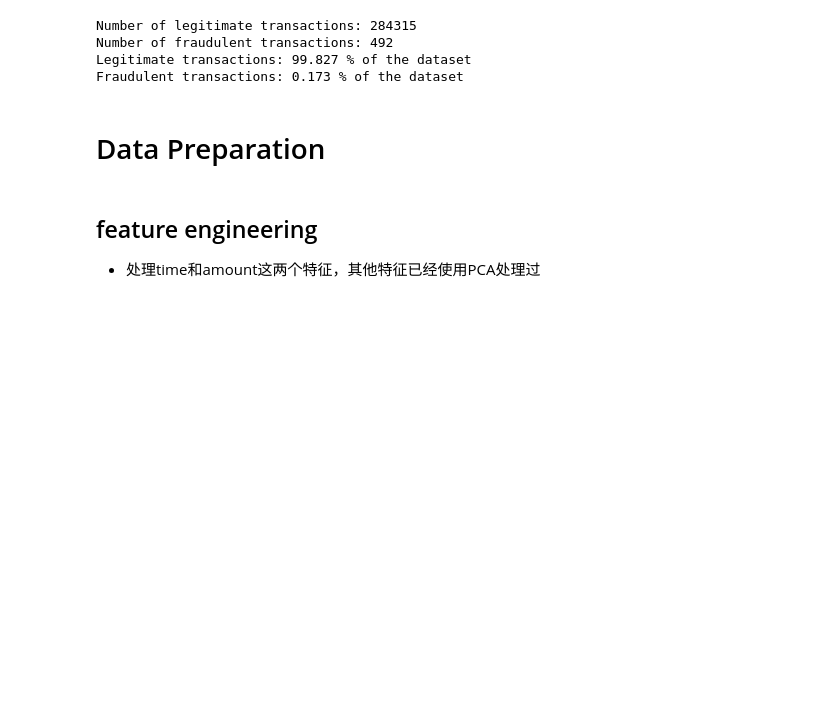
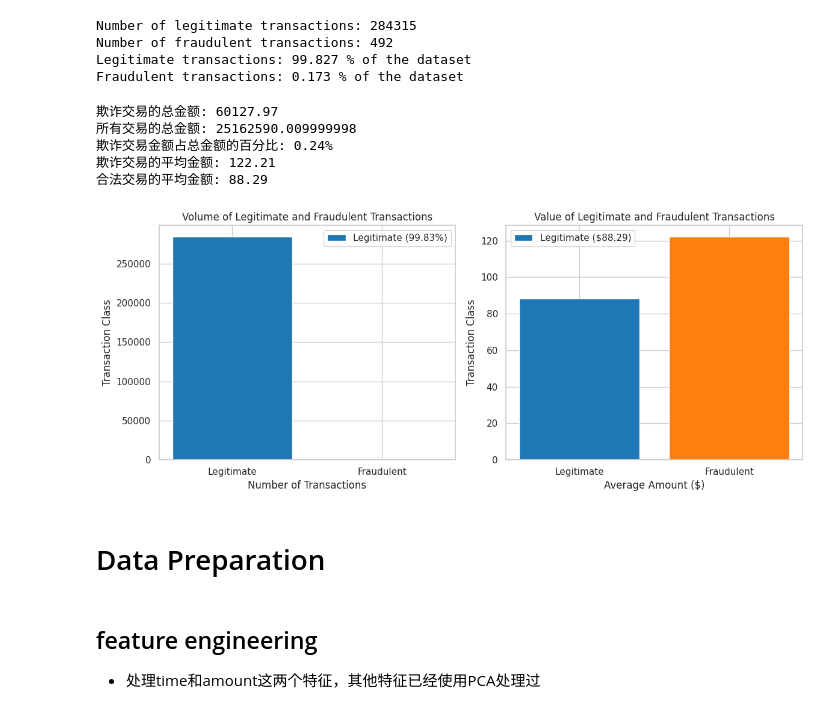
Before and after one commit to ConfusedTraveler/credit-card-fraud-detect, a Jupyter notebook: credit_card_fraud_detection_beta.ipynb, the cells around one changed output. Saved outputs shown, nothing was run; the diff lists cells and outputs as text; code cells hidden in the pictures; blank space fills up the shorter version.

```diff
--- a/credit_card_fraud_detection_beta.ipynb
+++ b/credit_card_fraud_detection_beta.ipynb
@@ -77,3 +77,80 @@ Fraudulent transactions: 0.173 % of the dataset
+# %%
+
+# 计算总金额
+total_amount = transactions['Amount'].sum()
+
+# 计算欺诈交易的金额
+fraud_amount = transactions[transactions['Class'] == 1]['Amount'].sum()
+
+# 计算欺诈交易金额占总金额的比例
+fraud_percentage = (fraud_amount / total_amount) * 100
+
+# 计算欺诈交易的平均金额
+fraud_mean_amount = fraud_amount / transactions[transactions['Class'] == 1]['Amount'].count()
+
+# 计算合法交易的平均金额
+legit_mean_amount = transactions[transactions['Class'] == 0]['Amount'].mean()
+
+# 输出结果
+print(f"欺诈交易的总金额: {fraud_amount}")
+print(f"所有交易的总金额: {total_amount}")
+print(f"欺诈交易金额占总金额的百分比: {fraud_percentage:.2f}%")
+print(f"欺诈交易的平均金额: {fraud_mean_amount:.2f}")
+print(f"合法交易的平均金额: {legit_mean_amount:.2f}")
+# %% [output]
+欺诈交易的总金额: 60127.97
+所有交易的总金额: 25162590.009999998
+欺诈交易金额占总金额的百分比: 0.24%
+欺诈交易的平均金额: 122.21
+合法交易的平均金额: 88.29
+# %%
+# Picture: Volume of legitimate transactions and fraudulent transactions
+# 计算合法和欺诈交易的数量
+legitimate_count = transactions[transactions['Class'] == 0].shape[0]
+fraud_count = transactions[transactions['Class'] == 1].shape[0]
+
+# 计算总交易数量
+total_count = legitimate_count + fraud_count
+
+# 计算合法和欺诈交易的总金额
+legitimate_amount = transactions[transactions['Class'] == 0]['Amount'].sum()
+fraud_amount = transactions[transactions['Class'] == 1]['Amount'].sum()
+
+# 计算总交易金额
+total_amount = total_amount = legitimate_amount + fraud_amount
+
+# 计算平均金额
+legitimate_avg = legitimate_amount / legitimate_count
+fraud_avg = fraud_amount / fraud_count
+
+# 创建一个包含两个子图的图形
+fig, axs = plt.subplots(1, 2, figsize=(12, 5))
+
+# 第一个图：交易数量
+axs[0].bar(['Legitimate', 'Fraudulent'], [legitimate_count, fraud_count], color=['#1f77b4', '#ff7f0e'])
+axs[0].set_title('Volume of Legitimate and Fraudulent Transactions')
+
+# 计算占比并添加到图例
+legitimate_percentage = (legitimate_count / total_count) * 100
+fraud_percentage = (fraud_count / total_count) * 100
+axs[0].set_xlabel('Number of Transactions')
+axs[0].set_ylabel('Transaction Class')
+axs[0].legend(['Legitimate ({:.2f}%)'.format(legitimate_percentage), 'Fraudulent ({:.2f}%)'.format(fraud_percentage)])
+
+# 第二个图：交易金额占比
+axs[1].bar(['Legitimate', 'Fraudulent'], [legitimate_avg, fraud_avg], color=['#1f77b4', '#ff7f0e'])
+axs[1].set_title('Value of Legitimate and Fraudulent Transactions')
+axs[1].set_xlabel('Average Amount ($)')
+axs[1].set_ylabel('Transaction Class')
+axs[1].legend(['Legitimate (${})'.format(round(legitimate_avg, 2)), 'Fraudulent (${})'.format(round(fraud_avg, 2))])
+
+# 自动调整子图间距
+plt.tight_layout()
+
+# 显示图形
+plt.show()
+# %% [output]
+[figure, added]
 # %%
 # Picture: Value of legitimate transactions and fraudulent transactions
 # %% [markdown]
```
Also changed, not shown: parts of 52 cells of this notebook.
